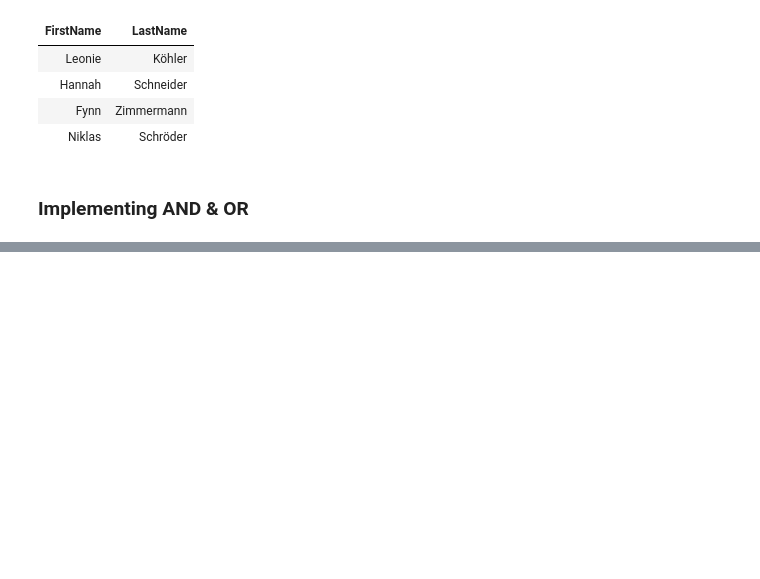
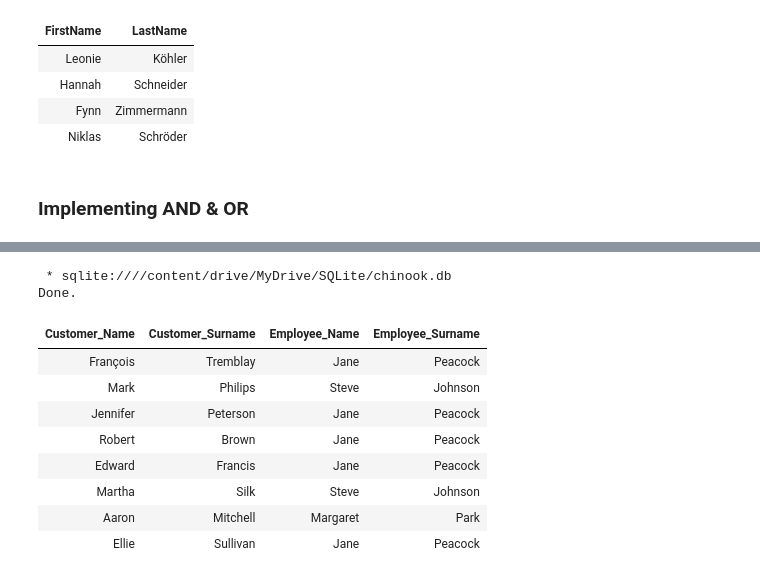
Before and after one commit to mandem296/SQLite-Chinook, a Jupyter notebook: SQLite_PowerBi_Challenge.ipynb, the cells around one changed output, grey strips where cells are left out. Drawn from its saved outputs; the diff is of its cells as text; code cells hidden in the pictures; blank space fills up the shorter version.

```diff
--- a/SQLite_PowerBi_Challenge.ipynb
+++ b/SQLite_PowerBi_Challenge.ipynb
@@ -329,0 +418,27 @@ Done.
+# %%
+#Aliasing- Giving nicknames
+#if you want to give your own custom column name use the keyword 'AS'
+
+%%sql
+
+SELECT c. firstName AS 'Customer_Name',
+       c.LastName AS 'Customer_Surname',
+       e.FirstName AS 'Employee_Name',
+       e.LastName AS 'Employee_Surname'
+
+FROM customers c,
+     employees e
+
+WHERE c.Country='Canada' AND c.SupportRepId= e.EmployeeId
+# %% [output]
+ * sqlite:////content/drive/MyDrive/SQLite/chinook.db
+Done.
+| Customer_Name | Customer_Surname | Employee_Name | Employee_Surname |
+| François | Tremblay | Jane | Peacock |
+| Mark | Philips | Steve | Johnson |
+| Jennifer | Peterson | Jane | Peacock |
+| Robert | Brown | Jane | Peacock |
+| Edward | Francis | Jane | Peacock |
+| Martha | Silk | Steve | Johnson |
+| Aaron | Mitchell | Margaret | Park |
+| Ellie | Sullivan | Jane | Peacock |
```
Also changed, not shown: parts of 7 cells of this notebook.
